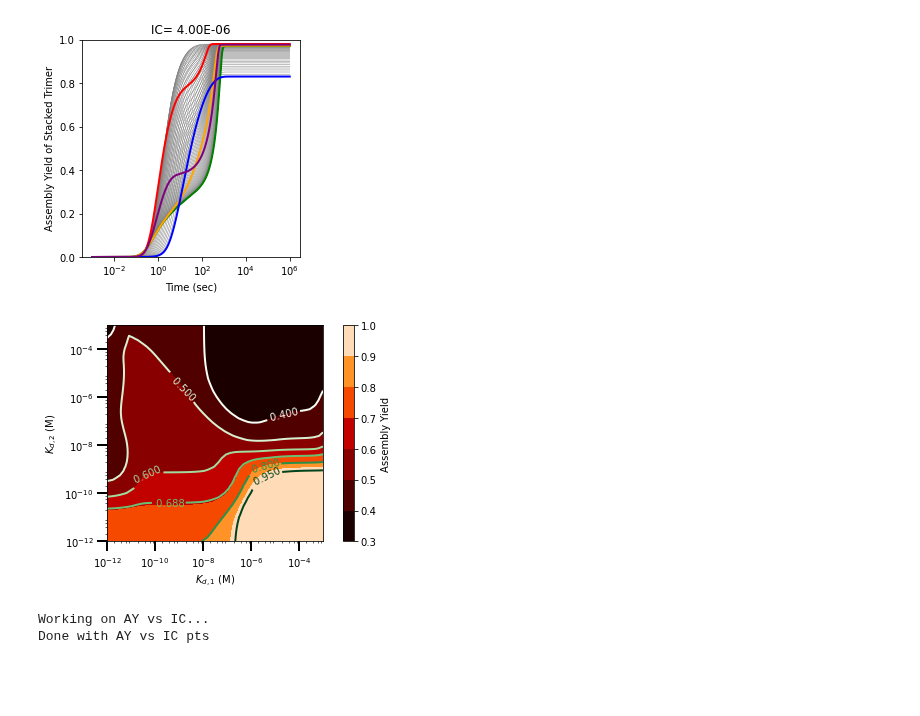
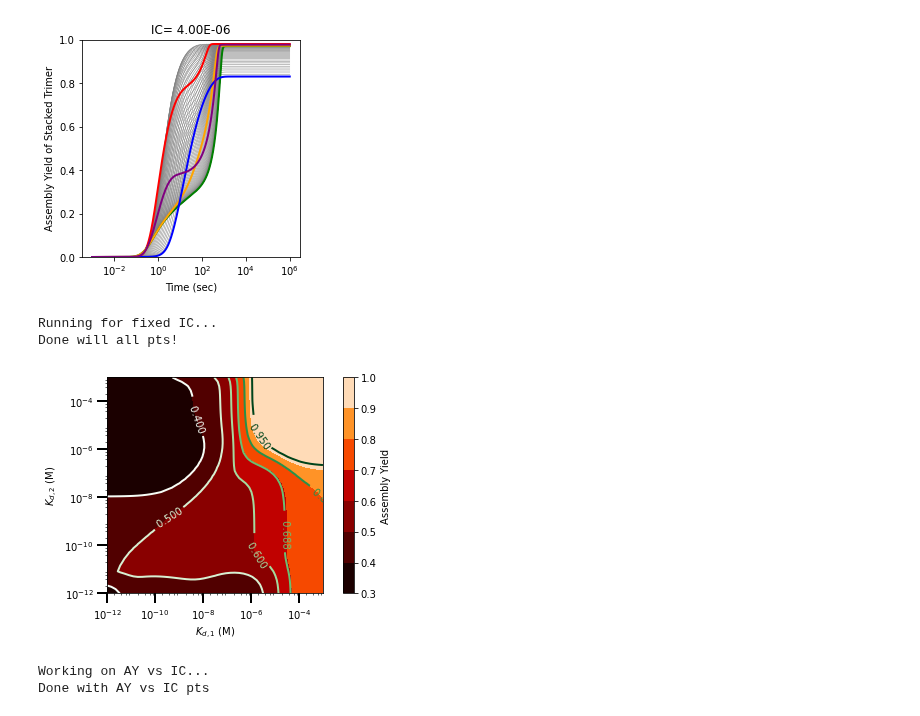
Before and after one commit to llagunes-324B21/Persephone_SR, a Jupyter notebook: July_2022/LL_SR_07_2022.ipynb, the cells around one changed output. Cells and saved outputs as stored; diff of their text form; code cells hidden in the pictures; blank space fills up the shorter version.

```diff
--- a/July_2022/LL_SR_07_2022.ipynb
+++ b/July_2022/LL_SR_07_2022.ipynb
@@ -444,8 +446,10 @@ minDeg_kd2=-12;maxDeg_kd2=-3; # Kd2 pts
 # start of function here!
 mags_Kd1 = np.linspace(minDeg_kd1, maxDeg_kd1,nKdspts)
 allKd1 = 10**mags_Kd1
+# allKd1 = [10**-12, 10**-8, 10**-6,  10**-4, 10**-3]
 mags_Kd2 = np.linspace(minDeg_kd2, maxDeg_kd2,nKdspts)
 allKd2 = 10**mags_Kd2
+#allKd2= [10**-12, 10**-8, 10**-6 , 10**-4, 10**-3]
 
 kd1_kd2_AY_mat=np.zeros((nKdspts,nKdspts))
 allTcs_mat = np.zeros((nKdspts,nKdspts,tPts))
@@ -463,12 +467,16 @@ for kd2ind in range(0,nKdspts): # for each IC
         # store the last AY value - since tc stops at 24hrs that's the AY at 24hrs
         AY_valStr = Yn_1[-1];
         #print("IC= " + str(icVal) + " , Kd2= " + str(kd2_val) + " , AY= " +  str(AY_valStr))
-        kd1_kd2_AY_mat[kd1ind][kd2ind] = AY_valStr # IC on x-axis, Kd on y-axis
+        # print("Kd1= ", kd1, " Kd2= ", kd2, "AY= ", AY_valStr)
+        kd1_kd2_AY_mat[kd2ind][kd1ind] = AY_valStr # IC on x-axis, Kd on y-axis
 
+#print("last pt: ",kd1_kd2_AY_mat[-1][-1])
+#print("with kd1= ", kd1, " and kd2= ", kd2)
 print("Done will all pts!")
 
-AYmatPlt = np.flipud(kd1_kd2_AY_mat)
-#AYmatPlt = kd1_kd2_AY_mat
+#AYmatPlt = np.flipud(kd1_kd2_AY_mat)
+AYmatPlt = kd1_kd2_AY_mat
+# AYmatPlt = np.fliplr(kd1_kd2_AY_mat)
 
 fig, ax = plt.subplots()
 # im = ax.imshow(AYmatPlt)
@@ -481,34 +489,36 @@ ax.set_yscale('log')
 ax.set_aspect('equal')
 
 # get ticks on log scale
 ax.tick_params(axis="x", direction="out", length=10, width=2, color="black")
 ax.tick_params(axis="y", direction="out", length=10, width=2, color="black")
 
 locmin = matplotlib.ticker.LogLocator(base=10.0,subs=(0.2,0.4,0.6,0.8),numticks=12)
 ax.xaxis.set_minor_locator(locmin); ax.yaxis.set_minor_locator(locmin)
 ax.yaxis.set_minor_formatter(matplotlib.ticker.NullFormatter())
 
 ax.set_xlabel('$K_{d,1}$ (M)', fontsize=10)
 ax.set_ylabel('$K_{d,2}$ (M)', fontsize=10)
 
 levels = [0.4, 0.5,0.6, 0.688, 0.8, 0.95]
 
 CS = ax.contour(allKd2, allKd1, AYmatPlt, levels,
                 origin ='lower',
                 cmap ='Greens',
                 linewidths = 2,
                 extent =(-1, 1, -1, 1))
 
 ax.clabel(CS, levels,
           inline = 1,
           fmt ='% 1.3f',
           fontsize = 10)
 
 # --- save plot ---
 plt.tight_layout()
 plt.savefig('LL_SR_heatmap_AYvsKd1vsKd2_n50_contours_'+today+'.eps')
 # %% [output]
+Running for fixed IC...
+Done will all pts!
-[figure, old version]
+[figure, new version]
 # %%
 # ----------------------------------------------------
 # --- Assembly Yield w Synth/Deg at 24hrs AY vs IC ---
```
Also changed, not shown: parts of 2 cells of this notebook.
